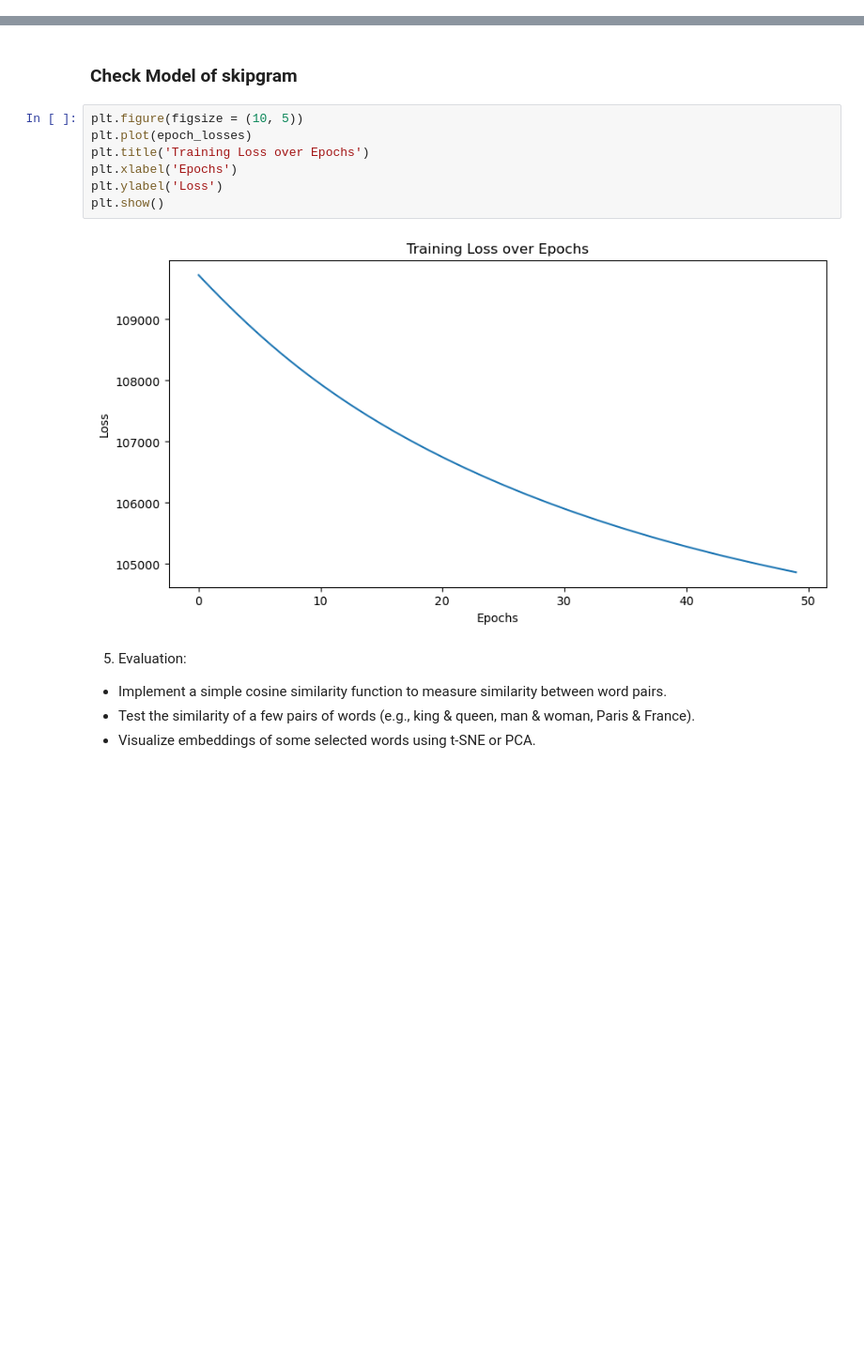
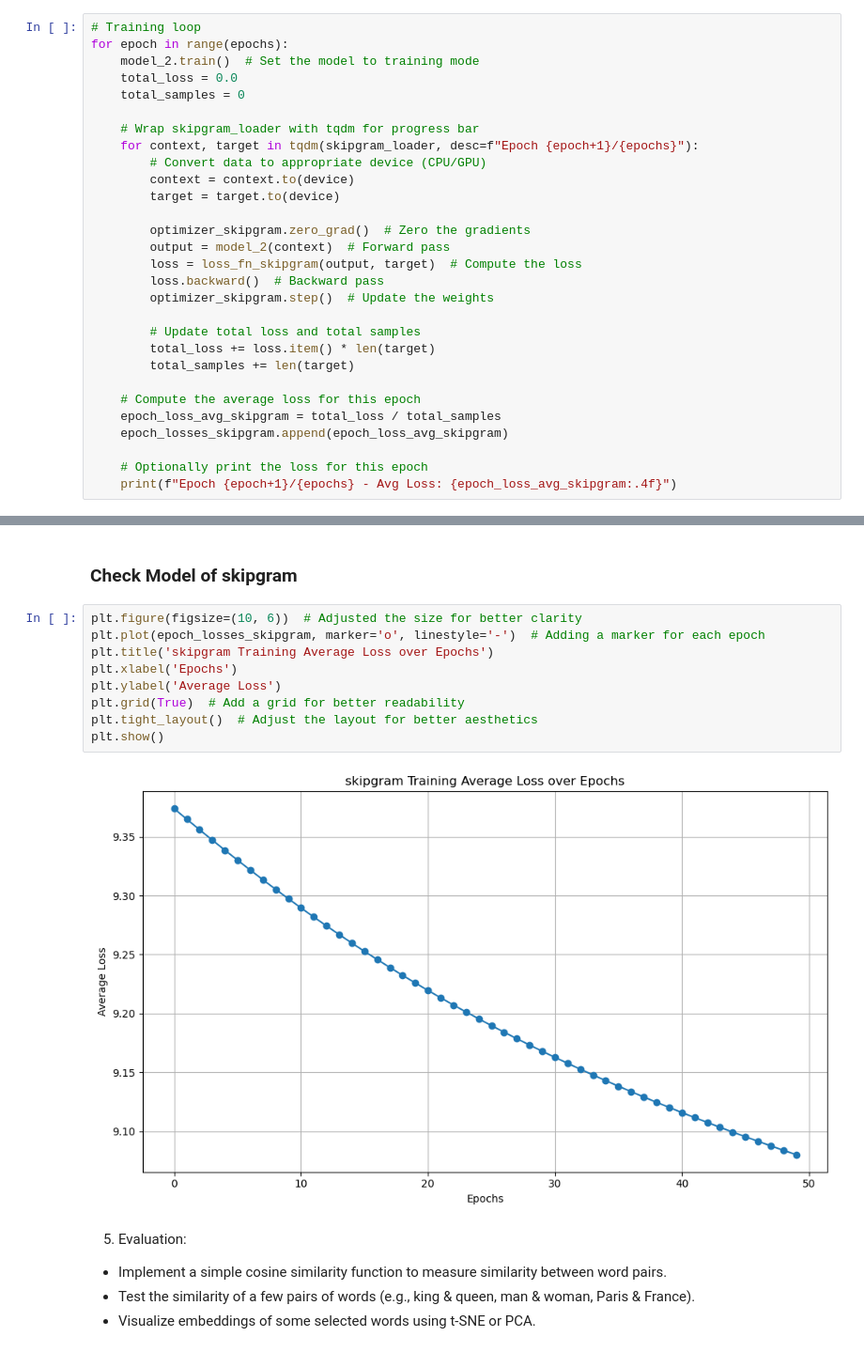
Before and after one commit to AndyFCui/NaturalLanguageProcessing_Intro, a Jupyter notebook: as3/CS6120_NLP_Assignment_3.ipynb, the cells around one changed output, grey strips where cells are left out. Shown at 94% size. Cells and saved outputs as stored; diff of their text form; blank space fills up the shorter version.

```diff
--- a/as3/CS6120_NLP_Assignment_3.ipynb
+++ b/as3/CS6120_NLP_Assignment_3.ipynb
@@ -536,0 +502,29 @@ Epoch 12, Loss: 107800.11761856079
+# %%
+# Training loop
+for epoch in range(epochs):
+    model_2.train()  # Set the model to training mode
+    total_loss = 0.0
+    total_samples = 0
+
+    # Wrap skipgram_loader with tqdm for progress bar
+    for context, target in tqdm(skipgram_loader, desc=f"Epoch {epoch+1}/{epochs}"):
+        # Convert data to appropriate device (CPU/GPU)
+        context = context.to(device)
+        target = target.to(device)
+
+        optimizer_skipgram.zero_grad()  # Zero the gradients
+        output = model_2(context)  # Forward pass
+        loss = loss_fn_skipgram(output, target)  # Compute the loss
+        loss.backward()  # Backward pass
+        optimizer_skipgram.step()  # Update the weights
+
+        # Update total loss and total samples
+        total_loss += loss.item() * len(target)
+        total_samples += len(target)
+
+    # Compute the average loss for this epoch
+    epoch_loss_avg_skipgram = total_loss / total_samples
+    epoch_losses_skipgram.append(epoch_loss_avg_skipgram)
+
+    # Optionally print the loss for this epoch
+    print(f"Epoch {epoch+1}/{epochs} - Avg Loss: {epoch_loss_avg_skipgram:.4f}")
@@ -537,14 +545,16 @@ Epoch 12, Loss: 107800.11761856079
 # %% [markdown]
 ### Check Model of skipgram
 # %%
-plt.figure(figsize = (10, 5))
-plt.plot(epoch_losses)
-plt.title('Training Loss over Epochs')
+plt.figure(figsize=(10, 6))  # Adjusted the size for better clarity
+plt.plot(epoch_losses_skipgram, marker='o', linestyle='-')  # Adding a marker for each epoch
+plt.title('skipgram Training Average Loss over Epochs')
 plt.xlabel('Epochs')
-plt.ylabel('Loss')
+plt.ylabel('Average Loss')
+plt.grid(True)  # Add a grid for better readability
+plt.tight_layout()  # Adjust the layout for better aesthetics
 plt.show()
 # %% [output]
-[figure, old version]
+[figure, new version]
 # %% [markdown]
 5. Evaluation:
 - Implement a simple cosine similarity function to measure similarity between word pairs.
```
Also changed, not shown: parts of 9 cells of this notebook.
